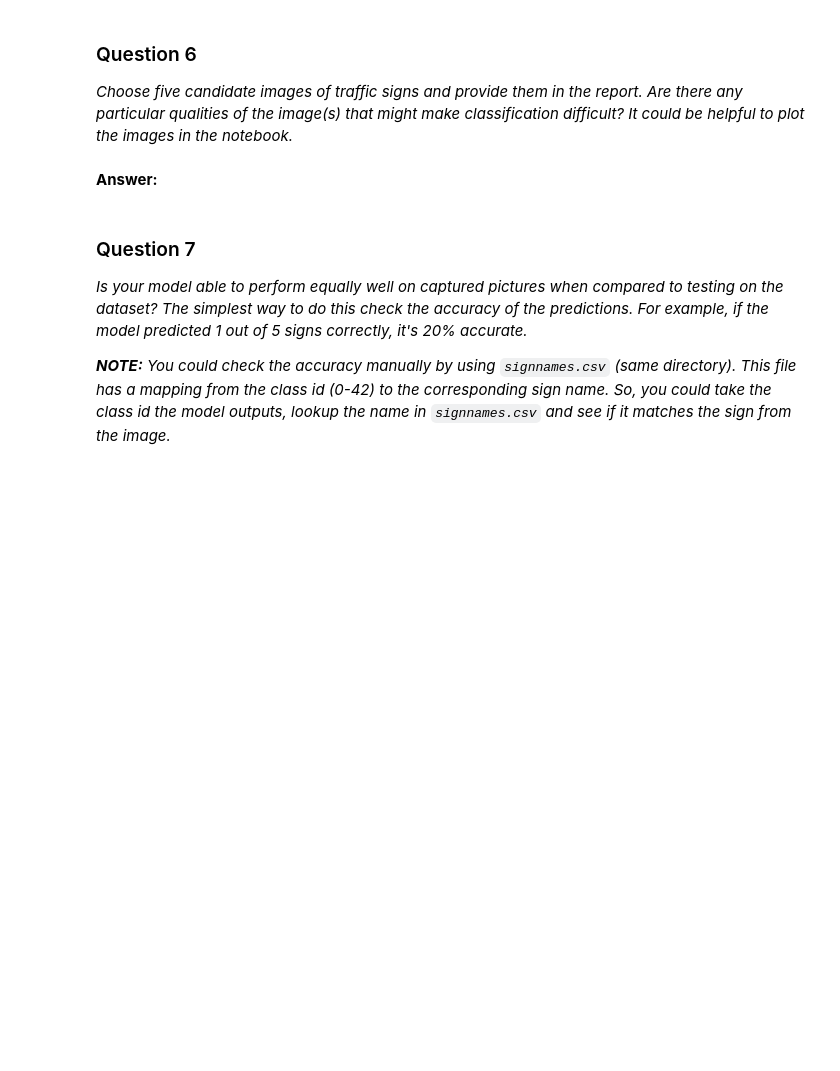
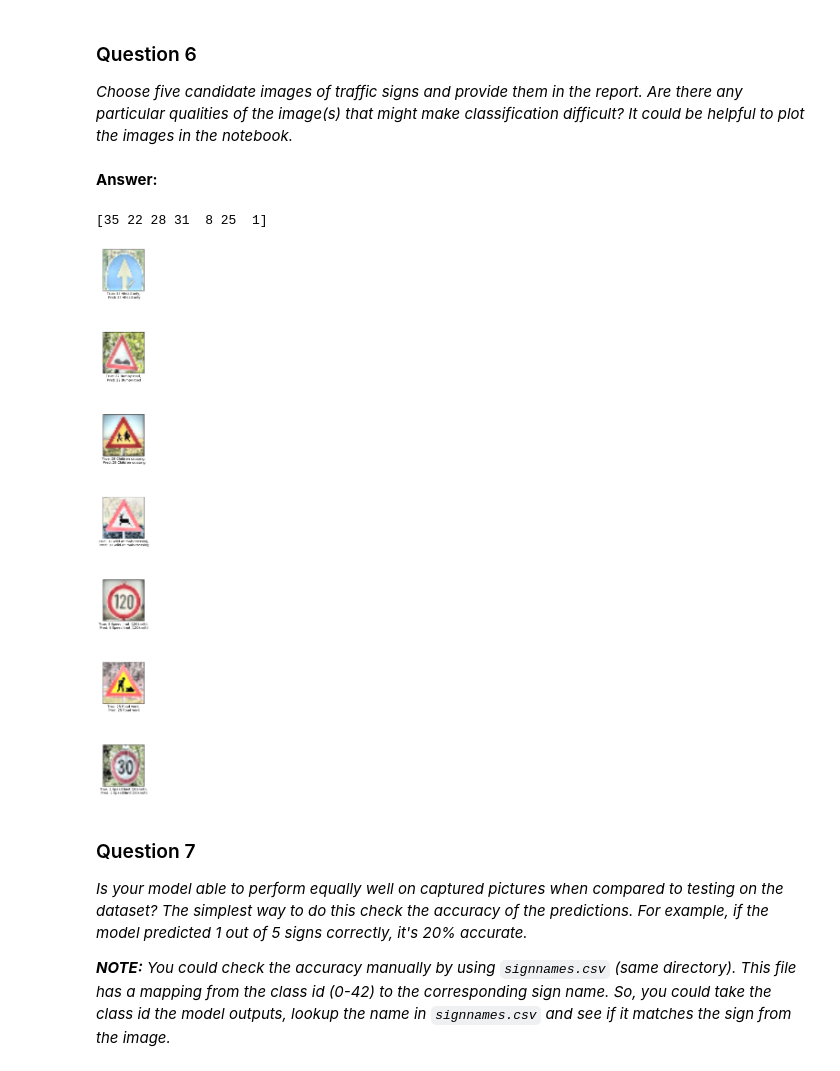
Before and after one commit to ramsrigouthamg/CarND-Traffic-Sign-Classifier-Project, a Jupyter notebook: Traffic_Sign_Classifier.ipynb, the cells around one changed output. Drawn from its saved outputs; the diff is of its cells as text; code cells hidden in the pictures; blank space fills up the shorter version.

```diff
--- a/Traffic_Sign_Classifier.ipynb
+++ b/Traffic_Sign_Classifier.ipynb
@@ -182,14 +193,14 @@ X_train = Preprocess(X_train)
 X_test = Preprocess(X_test)
 
 #Split data into validation and test data.
-X_train,X_validation,y_train,y_validation = train_test_split(X_train,y_train,test_size=0.1,random_state=0)
+# X_train,X_validation,y_train,y_validation = train_test_split(X_train,y_train,test_size=0.1,random_state=0)
 
 
 
 
 print("Training Set:   {} features".format(len(X_train)))
 print("Training Set: ",y_train.shape[0],"labels")
-print("Validation Set:   {} features".format(len(X_validation)))
-print("Validation Set: ",y_validation.shape[0],"labels")
+# print("Validation Set:   {} features".format(len(X_validation)))
+# print("Validation Set: ",y_validation.shape[0],"labels")
 print("Test Set:       {} samples".format(len(X_test)))
 print("Test Set: ",y_test.shape[0],"labels")
@@ -196,7 +212,7 @@ print("Test Set: ",y_test.shape[0],"labels")
 # %%
 
 
-EPOCHS = 150
+EPOCHS = 100
 BATCH_SIZE = 1024
 
 # Store layers weight & bias
@@ -319,7 +335,8 @@ def predict(X_data):
     sess = tf.get_default_session()
     prediction = sess.run(logits, feed_dict={x: X_data, keep_prob1: 1.0, keep_prob2 : 1.0})
     prediction = tf.nn.softmax(prediction)
-    return (tf.argmax(prediction, 1))
+    return prediction
+#     return (tf.argmax(prediction, 1))
 # %% [markdown]
 ### Question 1
 
@@ -413,10 +430,10 @@ with tf.Session() as sess:
             batch_x, batch_y = X_train[offset:end], y_train[offset:end]
             sess.run(training_operation, feed_dict={x: batch_x, y: batch_y,keep_prob1: 0.7, keep_prob2 : 0.5})
 
-        validation_accuracy = evaluate(X_validation, y_validation,0.7,0.5)
+        #validation_accuracy = evaluate(X_validation, y_validation,0.7,0.5)
         print("EPOCH {} ...".format(i+1))
-        print("Validation Accuracy = {:.3f}".format(validation_accuracy))
-        print()
+        #print("Validation Accuracy = {:.3f}".format(validation_accuracy))
+        #print()
 
     saver.save(sess, '.\Mockvggnet')
     print("Model saved")
@@ -496,3 +542,16 @@ _Choose five candidate images of traffic signs and provide them in the report. A
+# %%
+
+testimages = Preprocess(testimages)
+with tf.Session() as sess:
+    saver.restore(sess, tf.train.latest_checkpoint('.'))
+    test_newImages_accuracy = predict(testimages).eval()
+    images_accuracy = np.argmax(test_newImages_accuracy, axis=1)
+    print(images_accuracy)
+
+plot_images(images=testimages, cls_true=[35,22,28,31,8,25,1],cls_pred =images_accuracy)
+# %% [output]
+[35 22 28 31  8 25  1]
+[figure, added]
 # %% [markdown]
 ### Question 7
 
```
Also changed, not shown: parts of 12 cells of this notebook.
